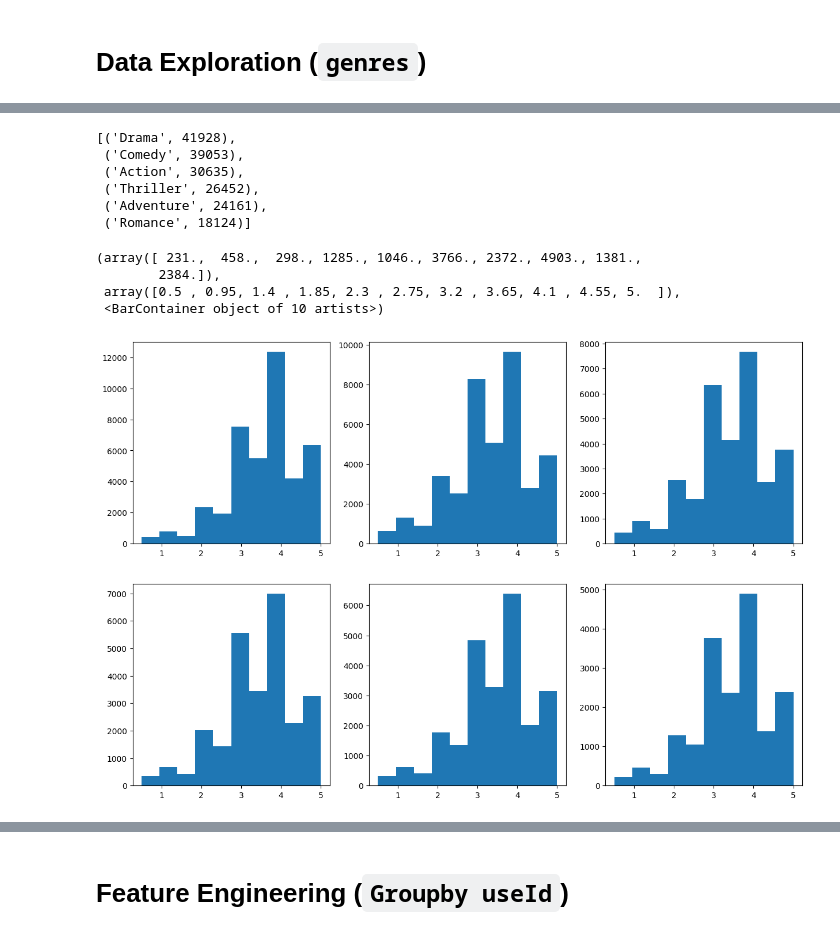
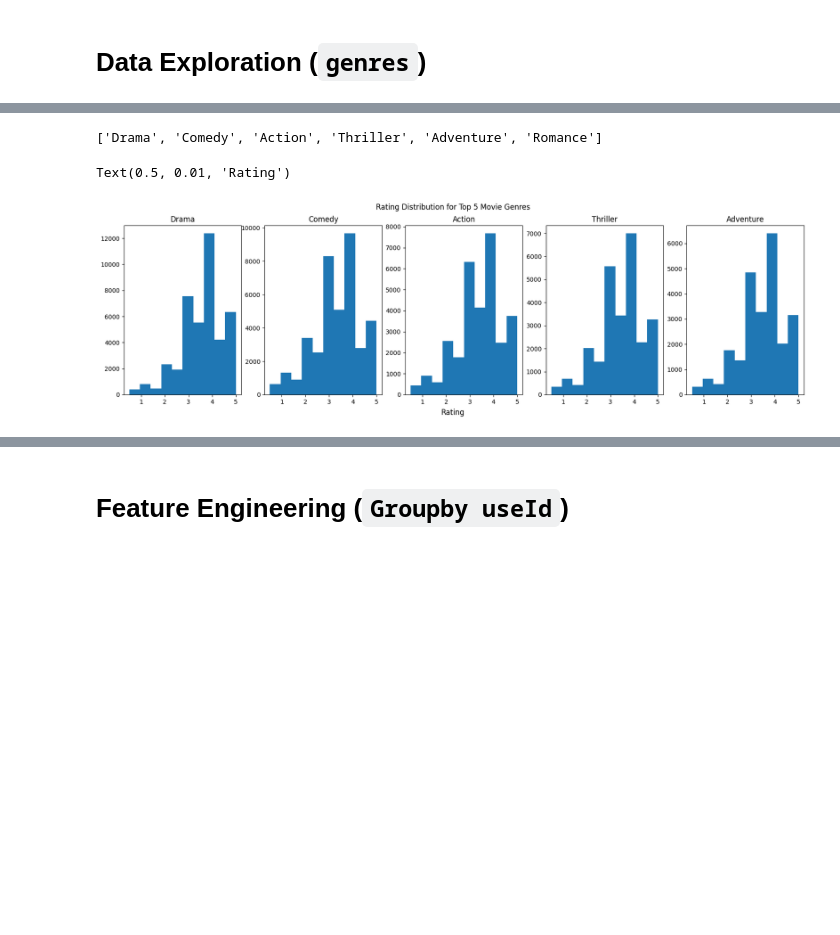
Before and after one commit to simonhui1/Recommendation_Systems, a Jupyter notebook: index.ipynb, the cells around one changed output, grey strips where cells are left out. Saved outputs shown, nothing was run; the diff lists cells and outputs as text; code cells hidden in the pictures; blank space fills up the shorter version.

Commit message:
EDA top 5 genre rating hist

```diff
--- a/index.ipynb
+++ b/index.ipynb
@@ -201,36 +201,36 @@ for genre in genre_names:
  '(no genres listed)': 47}
 # %%
 # 5 most reviewed movies
-sorted(genre_count.items(), key=lambda x: x[1], reverse=True)[:6]
+top_5_genres = [genre[0] for genre in sorted(genre_count.items(), key=lambda x: x[1], reverse=True)[:6]]
+top_5_genres
 # %% [output]
-[('Drama', 41928),
- ('Comedy', 39053),
- ('Action', 30635),
- ('Thriller', 26452),
- ('Adventure', 24161),
- ('Romance', 18124)]
+['Drama', 'Comedy', 'Action', 'Thriller', 'Adventure', 'Romance']
 # %%
-fig, axes = plt.subplots(2,3, figsize=(15,10))
+fig, axes = plt.subplots(1,5, figsize=(20,5))
 
-hist0 = movies.loc[movies['Drama'] == 1]['rating']
-hist1 = movies.loc[movies['Comedy'] == 1]['rating']
-hist2 = movies.loc[movies['Action'] == 1]['rating']
-hist3 = movies.loc[movies['Thriller'] == 1]['rating']
-hist4 = movies.loc[movies['Adventure'] == 1]['rating']
-hist5 = movies.loc[movies['Romance'] == 1]['rating']
+for i in range(5):
+    genre = top_5_genres[i]
+    axes[i].hist(movies.loc[movies[genre] == 1]['rating'])
+    axes[i].set_title(genre)
 
-axes[0][0].hist(hist0)
-axes[0][1].hist(hist1)
-axes[0][2].hist(hist2)
-axes[1][0].hist(hist3)
-axes[1][1].hist(hist4)
-axes[1][2].hist(hist5)
+fig.suptitle("Rating Distribution for Top 5 Movie Genres")
+fig.supxlabel("Rating")
+# hist0 = movies.loc[movies['Drama'] == 1]['rating']
+# hist1 = movies.loc[movies['Comedy'] == 1]['rating']
+# hist2 = movies.loc[movies['Action'] == 1]['rating']
+# hist3 = movies.loc[movies['Thriller'] == 1]['rating']
+# hist4 = movies.loc[movies['Adventure'] == 1]['rating']
+# hist5 = movies.loc[movies['Romance'] == 1]['rating']
+
+# axes[0][0].hist(hist0)
+# axes[0][1].hist(hist1)
+# axes[0][2].hist(hist2)
+# axes[1][0].hist(hist3)
+# axes[1][1].hist(hist4)
+# axes[1][2].hist(hist5)
 # %% [output]
-(array([ 231.,  458.,  298., 1285., 1046., 3766., 2372., 4903., 1381.,
-        2384.]),
- array([0.5 , 0.95, 1.4 , 1.85, 2.3 , 2.75, 3.2 , 3.65, 4.1 , 4.55, 5.  ]),
- <BarContainer object of 10 artists>)
+Text(0.5, 0.01, 'Rating')
-[figure, old version]
+[figure, new version]
 # %%
 for genre in genre_names:
     print(f"Median rating of {genre}: {movies.loc[movies[genre] == 1]['rating'].median()}")
```
